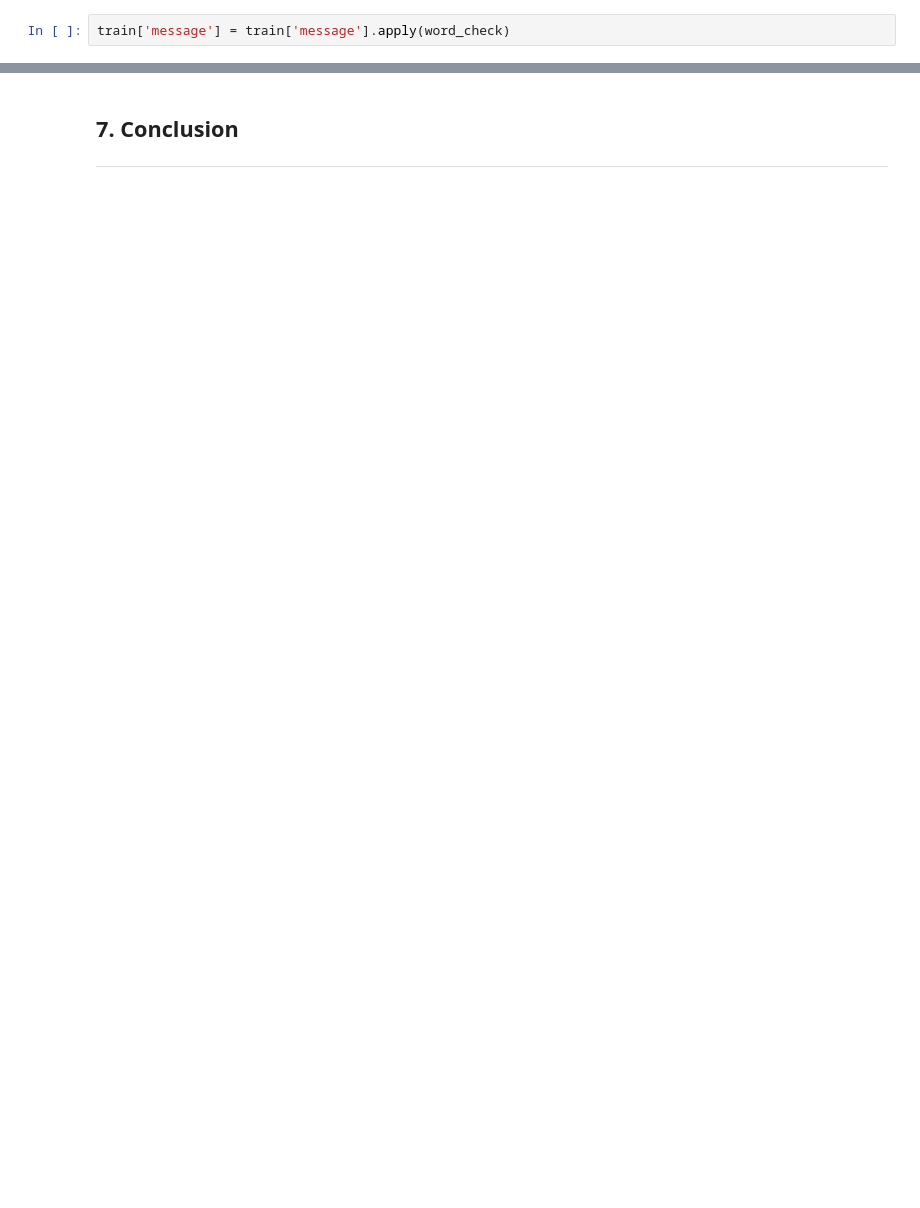
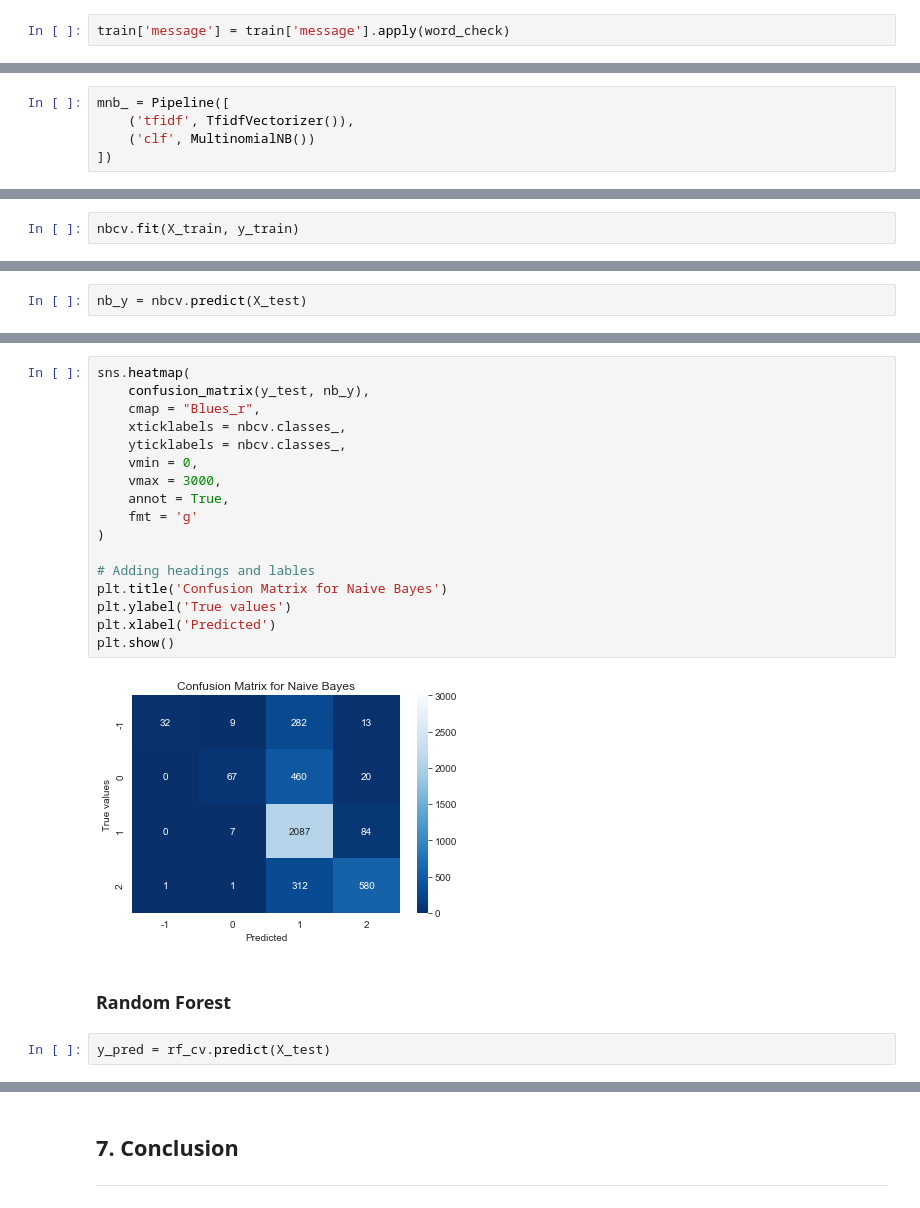
Before and after one commit to MakgaboMaja/classification_Team_TS1, a Jupyter notebook: Hena/Classification Predict.ipynb, the cells around one changed output, grey strips where cells are left out. Drawn from its saved outputs; the diff is of its cells as text; blank space fills up the shorter version.

```diff
--- a/Hena/Classification Predict.ipynb
+++ b/Hena/Classification Predict.ipynb
@@ -281,0 +416,5 @@ train['message'] = train['message'].apply(word_check)
+# %%
+mnb_ = Pipeline([
+    ('tfidf', TfidfVectorizer()),
+    ('clf', MultinomialNB())
+])
@@ -281,0 +435,2 @@ train['message'] = train['message'].apply(word_check)
+# %%
+nbcv.fit(X_train, y_train)
@@ -281,0 +652,2 @@ train['message'] = train['message'].apply(word_check)
+# %%
+nb_y = nbcv.predict(X_test)
@@ -281,0 +667,23 @@ train['message'] = train['message'].apply(word_check)
+# %%
+sns.heatmap(
+    confusion_matrix(y_test, nb_y),
+    cmap = "Blues_r",
+    xticklabels = nbcv.classes_,
+    yticklabels = nbcv.classes_,
+    vmin = 0,
+    vmax = 3000,
+    annot = True,
+    fmt = 'g'
+)
+
+# Adding headings and lables
+plt.title('Confusion Matrix for Naive Bayes')
+plt.ylabel('True values')
+plt.xlabel('Predicted')
+plt.show()
+# %% [output]
+[figure, added]
+# %% [markdown]
+### Random Forest
+# %%
+y_pred = rf_cv.predict(X_test)
```
Also changed, not shown: parts of 85 cells of this notebook.
